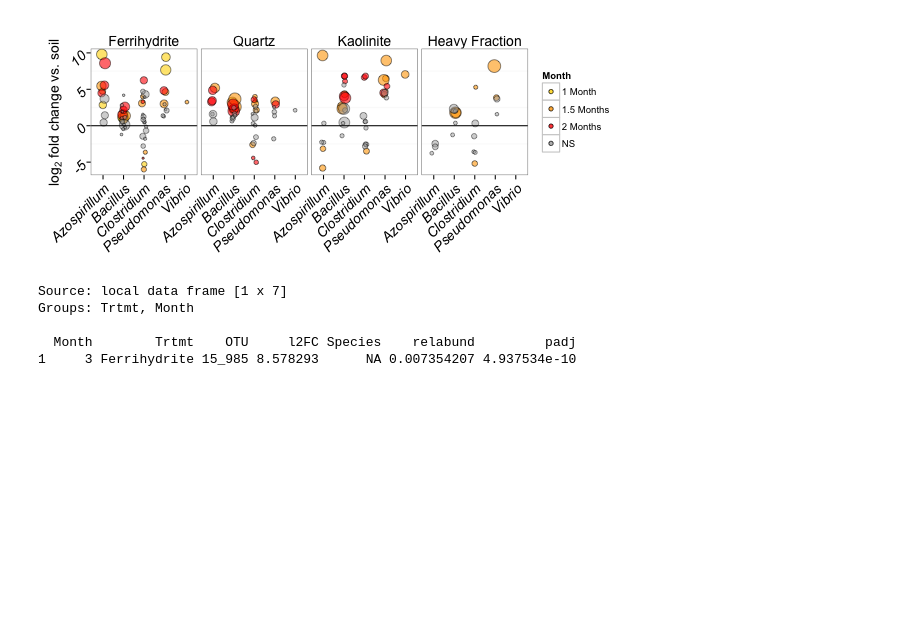
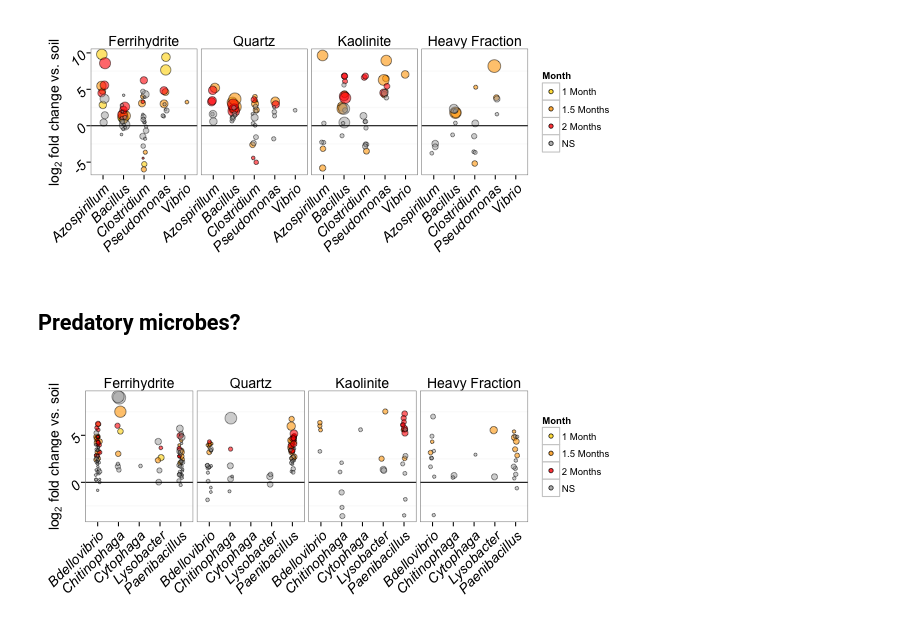
Before and after one commit to TheaWhitman/Mineral16S, a Jupyter notebook: manuscript_figures/Differential_abundance.ipynb, the cells around one changed output. Cells and saved outputs as stored; diff of their text form; code cells hidden in the pictures; blank space fills up the shorter version.

Commit message:
Created predatory bacteria DA figure

```diff
--- a/manuscript_figures/Differential_abundance.ipynb
+++ b/manuscript_figures/Differential_abundance.ipynb
@@ -937,13 +934,55 @@ p
 # %%
 %%R
 ggsave(filename="SwarmersDA.jpg", plot=p ,width=8, height=4)
-# %%
-%%R
-d.swarm.Azo = d.swarm[d.swarm$Genus=="Azospirillum",c(1,2,3,4,8,9,10)]
-d.swarm.Azo[d.swarm.Azo$relabund==max(d.swarm.Azo$relabund),]
-# %% [output]
-Source: local data frame [1 x 7]
-Groups: Trtmt, Month
-
-  Month        Trtmt    OTU     l2FC Species    relabund         padj
-1     3 Ferrihydrite 15_985 8.578293      NA 0.007354207 4.937534e-10
+# %% [markdown]
+## Predatory microbes?
+# %%
+%%R
+Preds = c("Myxococcus","Bdellovibrio","Paenibacillus","Lysobacter","Vampirovibrio","Vampirococcus","Daptobacter",
+         "Cytophaga","Aristabacter","Chitinophaga")
+# %%
+%%R
+
+d.pred = l2fc %>%
+#    dplyr::filter(padj<=0.1)%>%
+    dplyr::group_by(Trtmt,Month) %>%
+    dplyr::mutate(relabund=baseMean/sum(baseMean))%>%
+    dplyr::filter(Genus %in% Preds)%>%
+    dplyr::select(Month,Trtmt,OTU,l2FC,Phylum,Class,Genus,Species,relabund,l2FC,padj)
+# This gives us a list of all the possible swarmer cells, based on their genus.
+# If their l2FC is consistently positive, this might support the idea that swarming helps colonization
+# %%
+%%R -w 600 -h 250
+
+#d = d.pred[d.swarm$Month==2.5,]
+d = d.pred
+
+d$Trtmt = ordered(d$Trtmt, levels = c("Ferrihydrite", "Quartz", "Kaolinite", "Heavy Fraction"))
+d$sig = ifelse(d$padj<=0.1,"yes","NS")
+d$sig = ifelse(is.na(d$padj),"NS",paste(d$sig))
+d$Month = as.factor(d$Month)
+d$Month = ifelse(d$Month==2,"1 Month",(ifelse(d$Month==2.5, "1.5 Months","2 Months")))
+
+d.yes = d[d$sig=="yes",]
+d.no = d[d$sig=="NS",]
+
+p = ggplot(d, aes(x=Genus, y=l2FC))
+
+p = p + geom_point(data=d.yes, aes(x = Genus, y = l2FC, fill = Month, size=relabund), shape = 21, alpha=0.6, position = position_jitter(w = 0.10))
+p = p + geom_point(data=d.no, aes(x = Genus, y = l2FC, fill = sig, size=relabund), shape = 21, alpha=0.5, position = position_jitter(w = 0.10))
+
+p = p + scale_size_continuous("log(Relative\nAbundance)",trans="log",guide="none")
+p = p + scale_fill_manual(values=c("gold","orange","red","darkgrey"))
+p = p + facet_grid(~Trtmt)
+p = p + geom_hline(aes(yintercept=0))
+p = p + theme_bw()
+p = p + labs(y = expression(paste("", log[2]," fold change vs. soil",sep="")))
+p = p + theme(axis.text = element_text(angle=45,hjust=1, size=14, face="italic"),
+            strip.background = element_blank(),
+            strip.text = element_text(size=14),
+             axis.title.x = element_blank(),
+             axis.title.y = element_text(size=14),
+             panel.grid.major = element_blank())
+p
+# %% [output]
+[figure, added]
```
Also changed, not shown: parts of 2 cells of this notebook, 1 other file.
